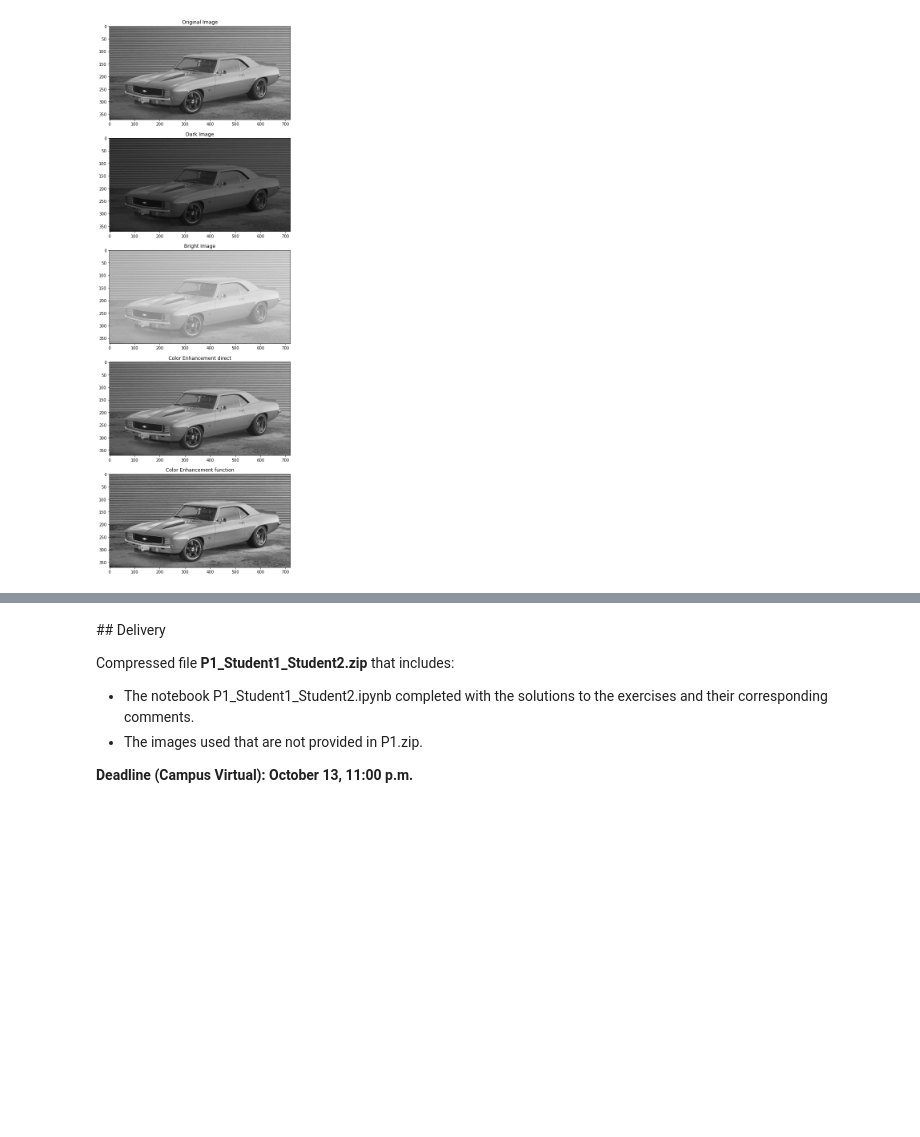
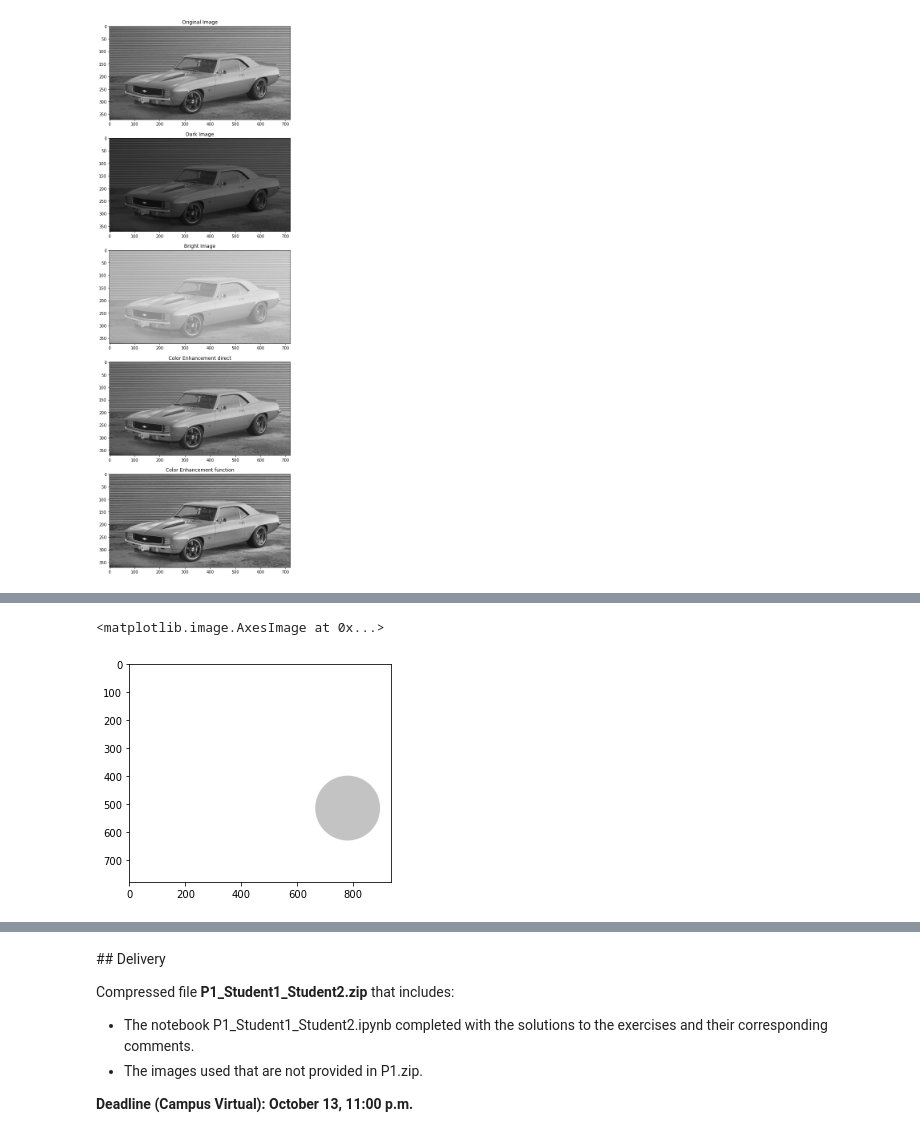
Before and after one commit to rsberrocal/VA_Practicas, a Jupyter notebook: Lab1/P1_RichardSudario.ipynb, the cells around one changed output, grey strips where cells are left out. Drawn from its saved outputs; the diff is of its cells as text; code cells hidden in the pictures; blank space fills up the shorter version.

Commit message:
Demas cosas,falta comentar mucho

```diff
--- a/Lab1/P1_RichardSudario.ipynb
+++ b/Lab1/P1_RichardSudario.ipynb
@@ -295,3 +293,26 @@ Read the image `circles.bmp` (see figure top) and define 3 images in such a way
+# %%
+#Your solution
+circles = io.imread('images/circles.bmp')
+
+left_circle = np.copy(circles)
+mask_left = left_circle != 0
+left_circle[mask] = 255
+
+central_circle = np.copy(circles)
+mask_central = central_circle != 127
+central_circle[mask_central] = 255
+#plt.imshow(central_circle)
+
+right_circle = np.copy(circles)
+mask_right = right_circle != 195
+right_circle[mask_right] = 255
+
+plt.imshow(right_circle)
+
+''' Falta ponerlo en filas '''
+# %% [output]
+<matplotlib.image.AxesImage at 0x...>
+[figure, added]
 # %% [markdown]
 ### 1.7 Color manipulation
 
```
Also changed, not shown: parts of 8 cells of this notebook.
